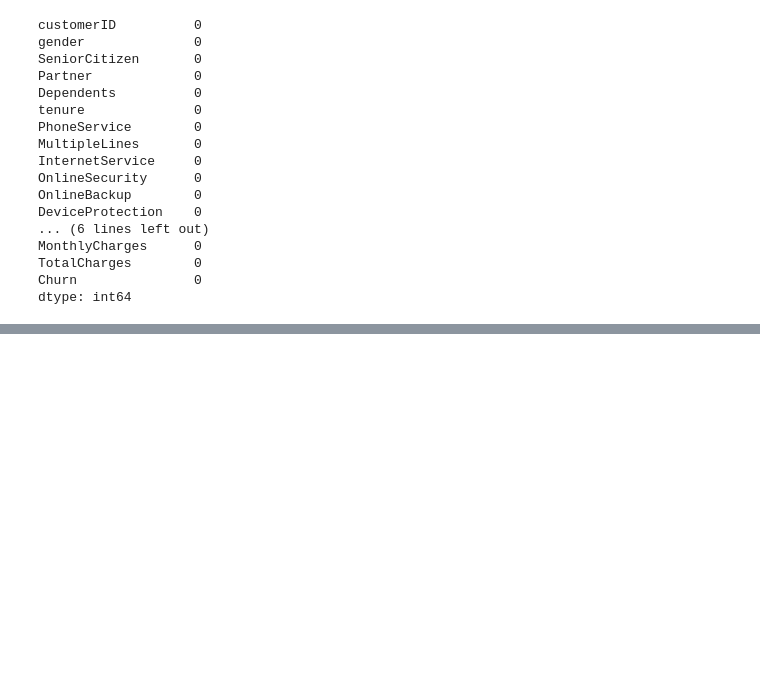
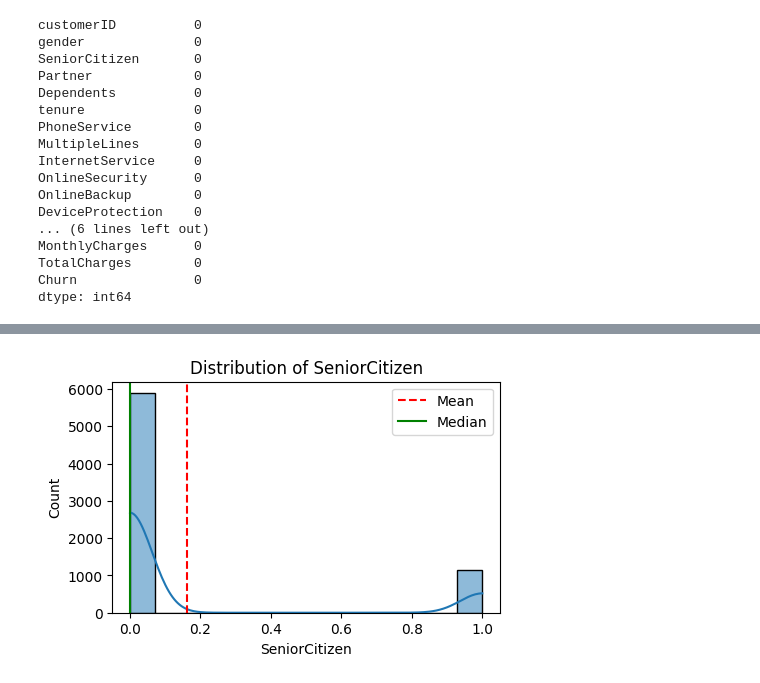
Before and after one commit to rudranarayan-01/Customer-Churn-Prediction, a Jupyter notebook: Untitled.ipynb, the cells around one changed output, grey strips where cells are left out. Saved outputs shown, nothing was run; the diff lists cells and outputs as text; code cells hidden in the pictures; blank space fills up the shorter version.

```diff
--- a/Untitled.ipynb
+++ b/Untitled.ipynb
@@ -180,0 +290,4 @@ ValueError: could not convert string to float: ' '
+# %%
+plot_histogram(df, "SeniorCitizen")
+# %% [output]
+[figure, added]
```
Also changed, not shown: parts of 19 cells of this notebook.
